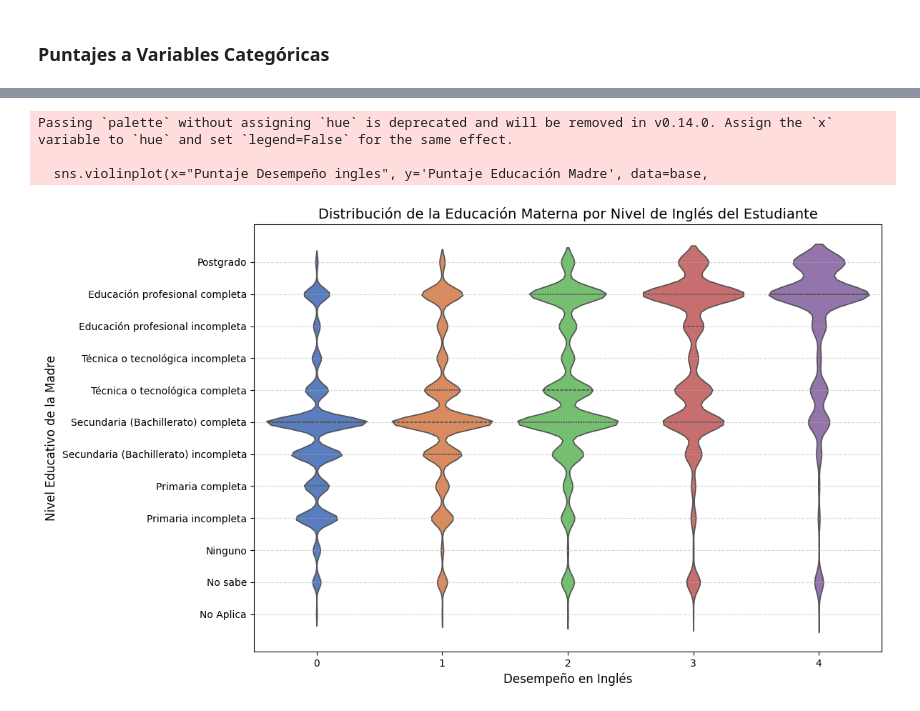
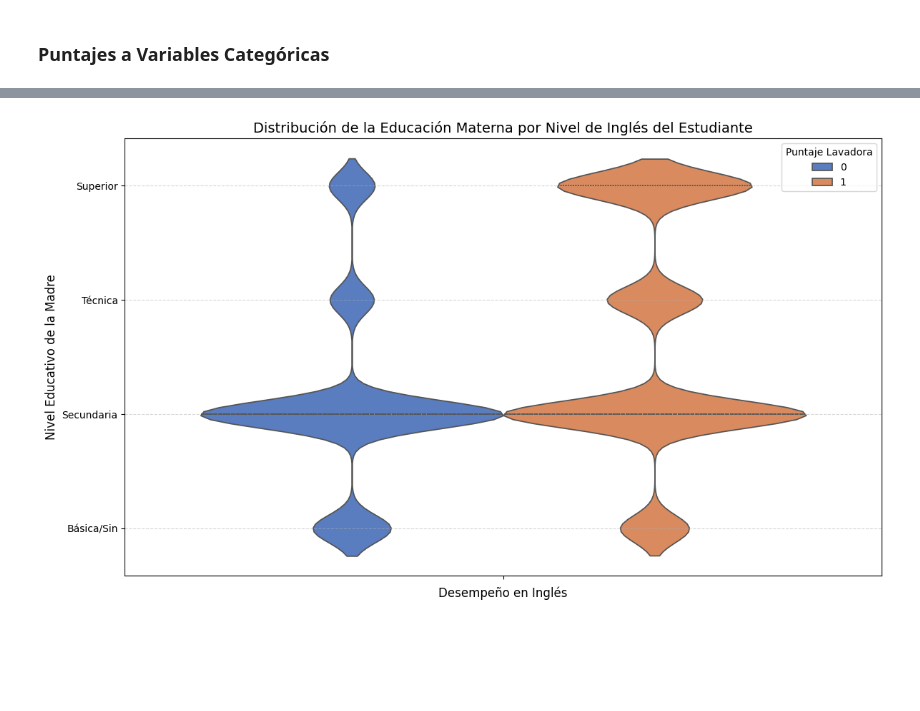
Before and after one commit to juancamilogoomezz/Proyecto-2, a Jupyter notebook: Proyecto 2 - Notebook.ipynb, the cells around one changed output, grey strips where cells are left out. Saved outputs shown, nothing was run; the diff lists cells and outputs as text; code cells hidden in the pictures; blank space fills up the shorter version.

```diff
--- a/Proyecto 2 - Notebook.ipynb
+++ b/Proyecto 2 - Notebook.ipynb
@@ -266,6 +267,7 @@ puntajes["Puntaje Computador"] = puntajes["fami_tienecomputador"].map({"Si": 1,
 
 puntajes["Puntaje Lavadora"] = puntajes["fami_tienelavadora"].map({"Si": 1, "No": 0})
 puntajes["Puntaje Desempeño ingles"] = puntajes["desemp_ingles"].map({"A-":0,"A1": 1, "A2": 2,"B1": 3,"B+": 4})
+puntajes["Puntaje Internet"] = puntajes["fami_tieneinternet"].map({"Si": 1, "No": 0})
 
 
 puntajes["desemp_ingles"].value_counts()
@@ -339,16 +341,7 @@ puntajes_solonum = puntajes.iloc[:, 45:].copy()
 puntajes2020s=puntajes[puntajes["año"].astype(int)>=2020]
 
 
-# Mapear categóricas adicionales que estaban quedando fuera
-puntajes2020s["Puntaje Caracter"] = puntajes2020s["cole_caracter"].map(
-    {"TÉCNICO/ACADÉMICO":1,"ACADÉMICO":2,"TÉCNICO":3,"NO APLICA":4,"Desconocido":0}).fillna(0)
-puntajes2020s["Puntaje Calendario"] = puntajes2020s["cole_calendario"].map(
-    {"A":1,"B":2,"OTROS":3}).fillna(0)
 
-# Interacciones
-puntajes2020s["int_estrato_edu"]   = puntajes2020s["estrato_num"] * puntajes2020s["Puntaje educacion padres"]
-puntajes2020s["int_urbano_estrato"] = puntajes2020s["Puntaje area ubicacion"] * puntajes2020s["estrato_num"]
-puntajes2020s["int_natur_estrato"]  = puntajes2020s["Puntaje Naturaleza"] * puntajes2020s["estrato_num"]
 
 print("Nuevas columnas listas:", ["Puntaje Caracter","Puntaje Calendario",
     "int_estrato_edu","int_urbano_estrato","int_natur_estrato"])
@@ -519,21 +488,18 @@ Passing `palette` without assigning `hue` is deprecated and will be removed in v
 # %%
 plt.figure(figsize=(12, 7))
 
-sns.violinplot(x="Puntaje Desempeño ingles", y='Puntaje Educación Madre', data=base,
-               palette='muted', inner="quartile", bw_adjust=0.6)
+sns.violinplot(hue="Puntaje Lavadora", y='clase_madre', data=base,
+               palette='muted', inner="quartile")
 
 plt.title('Distribución de la Educación Materna por Nivel de Inglés del Estudiante', fontsize=14)
 plt.xlabel('Desempeño en Inglés', fontsize=12)
 plt.ylabel('Nivel Educativo de la Madre', fontsize=12)
 
 # Ajustamos las etiquetas del eje Y para mapear los números de vuelta a su texto original
-plt.yticks(ticks=range(12), labels=etiquetas_madre, fontsize=10)
+plt.yticks(ticks=range(4), labels=etiquetas_madre, fontsize=10)
 plt.grid(axis='y', linestyle='--', alpha=0.5)
 plt.tight_layout()
 plt.show()
 # %% [output]
-Passing `palette` without assigning `hue` is deprecated and will be removed in v0.14.0. Assign the `x` variable to `hue` and set `legend=False` for the same effect.
-
-  sns.violinplot(x="Puntaje Desempeño ingles", y='Puntaje Educación Madre', data=base,
-[figure, old version]
+[figure, new version]
 # %%
```
Also changed, not shown: parts of 21 cells of this notebook.
